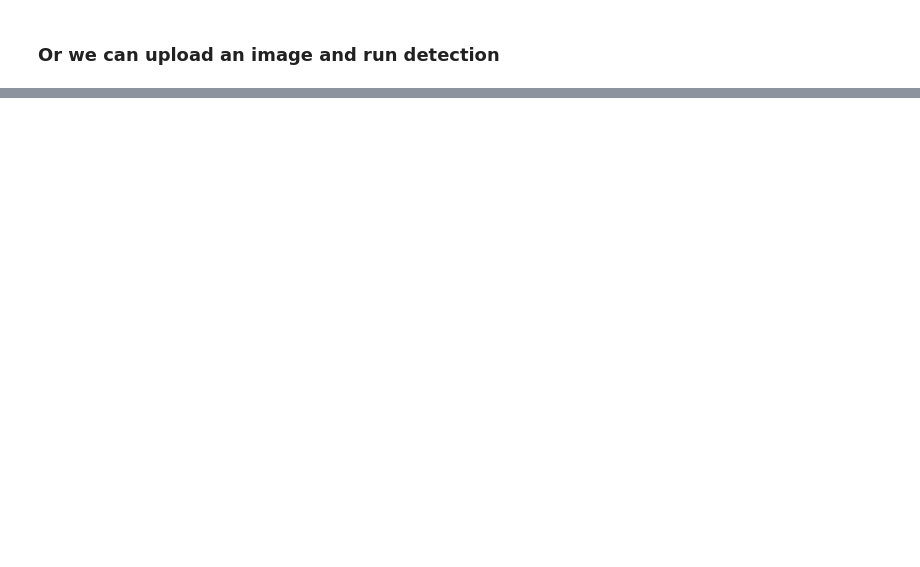
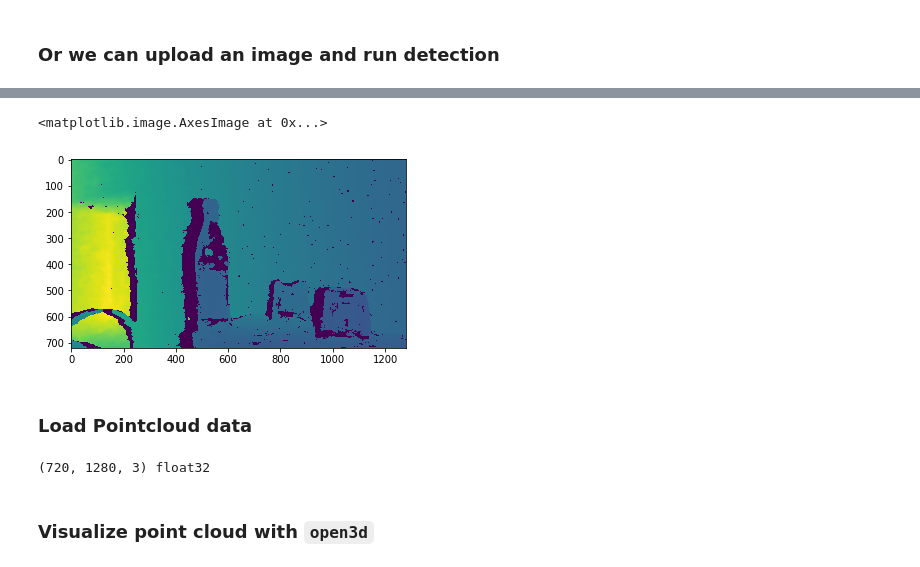
Before and after one commit to kylehounslow/bmw_2019, a Jupyter notebook: notebooks/object_measurement.ipynb, the cells around one changed output, grey strips where cells are left out. Drawn from its saved outputs; the diff is of its cells as text; code cells hidden in the pictures; blank space fills up the shorter version.

```diff
--- a/notebooks/object_measurement.ipynb
+++ b/notebooks/object_measurement.ipynb
@@ -191,0 +219,14 @@ upload_detect_show(detector=detector)
+# %%
+plt.imshow(depth)
+# %% [output]
+<matplotlib.image.AxesImage at 0x...>
+[figure, added]
+# %% [markdown]
+### Load Pointcloud data
+# %%
+pc = np.load('./bmw_2019/notebooks/data/pc1.npy')
+print(pc.shape, pc.dtype)
+# %% [output]
+(720, 1280, 3) float32
+# %% [markdown]
+### Visualize point cloud with `open3d`
```
Also changed, not shown: parts of 22 cells of this notebook.
